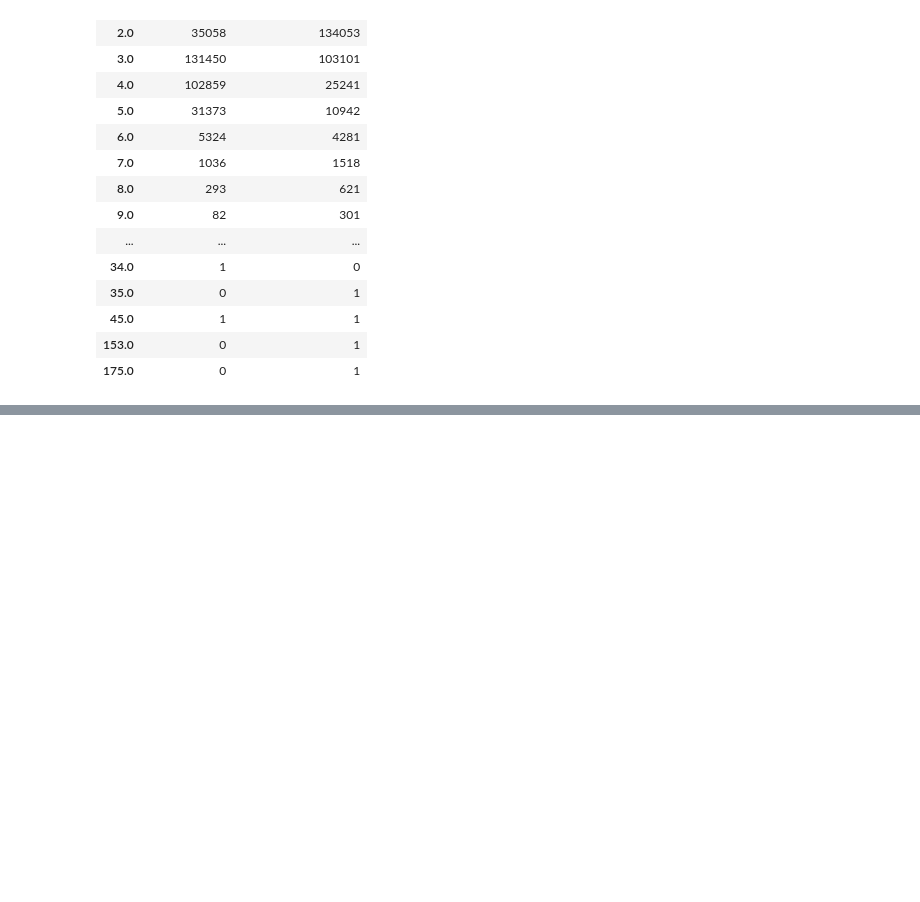
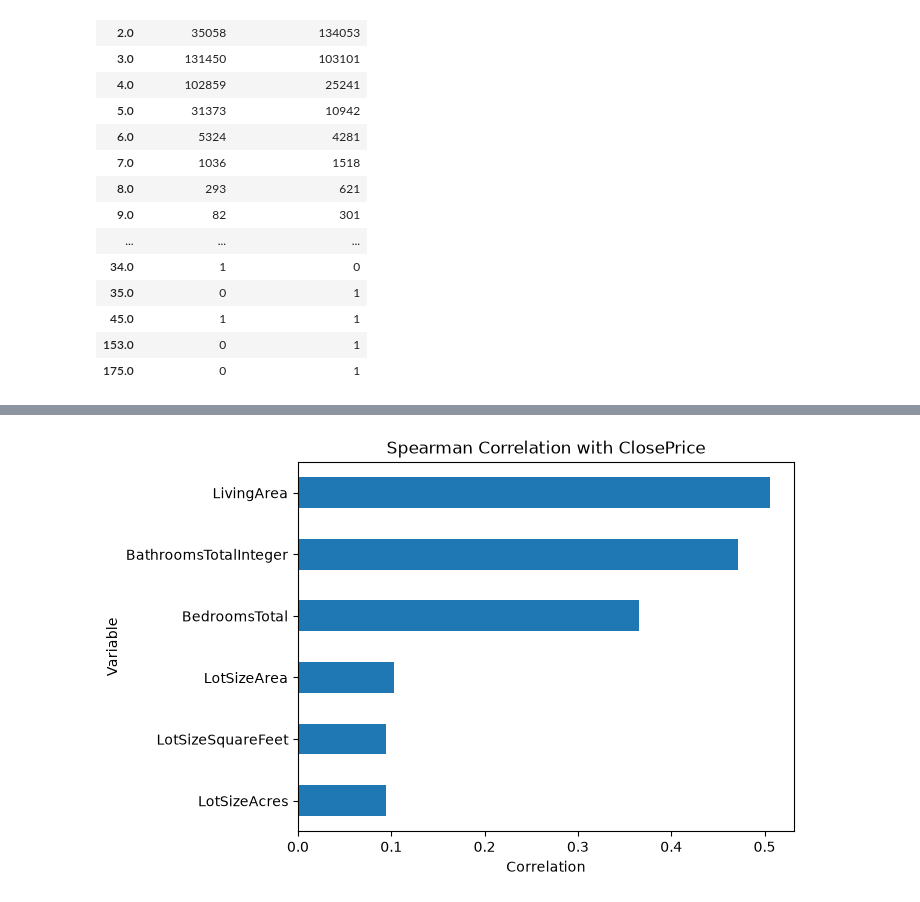
Before and after one commit to KieraChiu/IDX-Exchange-Data-Science, a Jupyter notebook: 01_exploration.ipynb, the cells around one changed output, grey strips where cells are left out. Cells and saved outputs as stored; diff of their text form; code cells hidden in the pictures; blank space fills up the shorter version.

```diff
--- a/01_exploration.ipynb
+++ b/01_exploration.ipynb
@@ -34,15 +35,8 @@ for file in data_path.glob("CRMLSSold*.csv"): #looking for specific format
     if re.fullmatch(r"CRMLSSold\d{6}(?:_filled)?.csv", file.name):
         files.append(file)
 
-#sort files based on characters 9-14
+#sort files based on characters 9-14 (date)
 files.sort(key=lambda file: file.name[9:15])
-
-"""df = []
-
-for file in files:
-    monthly_data = pd.read_csv(file, low_memory=False)
-    monthly_data["Date"] = file.name[9:15] #adds new column for date
-    df.append(monthly_data)"""
 
 df = pd.concat([pd.read_csv(file, low_memory=False) for file in files], ignore_index=True)
 df.shape
@@ -294,0 +303,12 @@ NameError: name 'cols' is not defined
+# %%
+# graph out Spearman correlation coefficients for ClosePrice and columns from cols
+correlations = (df_res[cols].corr(method="spearman")["ClosePrice"].drop("ClosePrice").sort_values())
+
+correlations.plot(kind="barh")
+
+plt.title("Spearman Correlation with ClosePrice")
+plt.xlabel("Correlation")
+plt.ylabel("Variable")
+plt.show()
+# %% [output]
+[figure, added]
```
Also changed, not shown: parts of 4 cells of this notebook, 2 other files.
